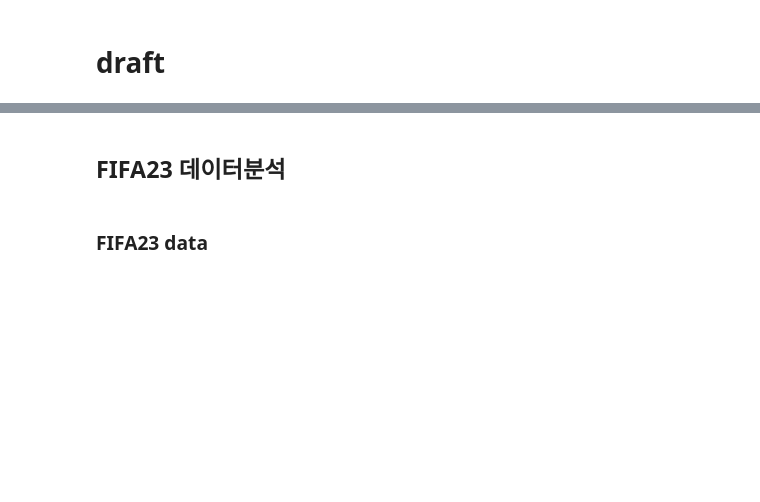
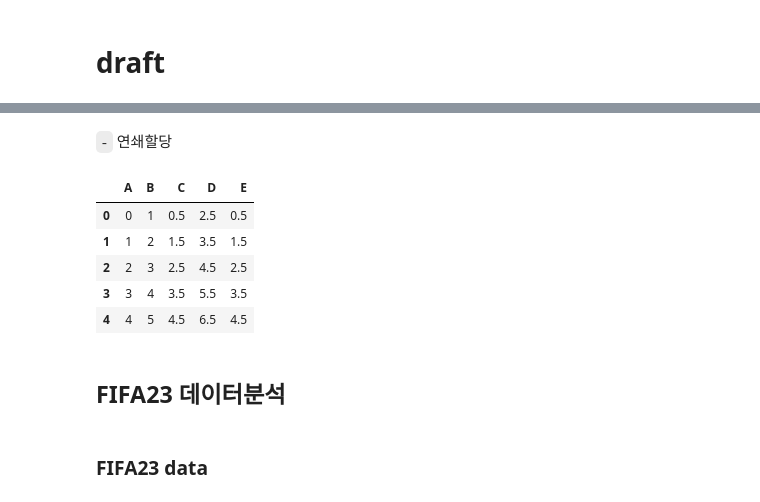
Before and after one commit to guebin/DV2022_backup, a Jupyter notebook: _notebooks/draft.ipynb, the cells around one changed output, grey strips where cells are left out. Saved outputs shown, nothing was run; the diff lists cells and outputs as text; code cells hidden in the pictures; blank space fills up the shorter version.

```diff
--- a/_notebooks/draft.ipynb
+++ b/_notebooks/draft.ipynb
@@ -9,0 +111,3 @@ from plotnine import *
+# %%
+df = pd.DataFrame({'A':range(0,5), 'B':range(1,6)})
+df.assign(C = (df.A+df.B)/2)
@@ -10,3 +161,14 @@ from plotnine import *
+# %% [markdown]
+`-` 연쇄할당
+# %%
+df.assign(C= (df.A+df.B)/2).assign(D = lambda df: df.C+2).assign(E = lambda df: df.D-2)
+# %% [output]
+|  | A | B | C | D | E |
+| 0 | 0 | 1 | 0.5 | 2.5 | 0.5 |
+| 1 | 1 | 2 | 1.5 | 3.5 | 1.5 |
+| 2 | 2 | 3 | 2.5 | 4.5 | 2.5 |
+| 3 | 3 | 4 | 3.5 | 5.5 | 3.5 |
+| 4 | 4 | 5 | 4.5 | 6.5 | 4.5 |
 # %% [markdown]
 ## FIFA23 데이터분석
 # %% [markdown]
```
Also changed, not shown: parts of 35 cells of this notebook, 1 other file.
